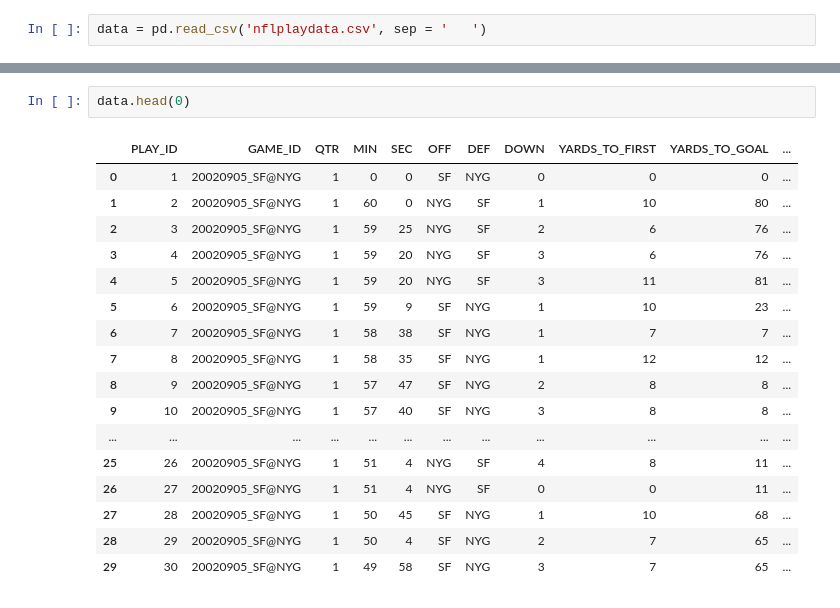
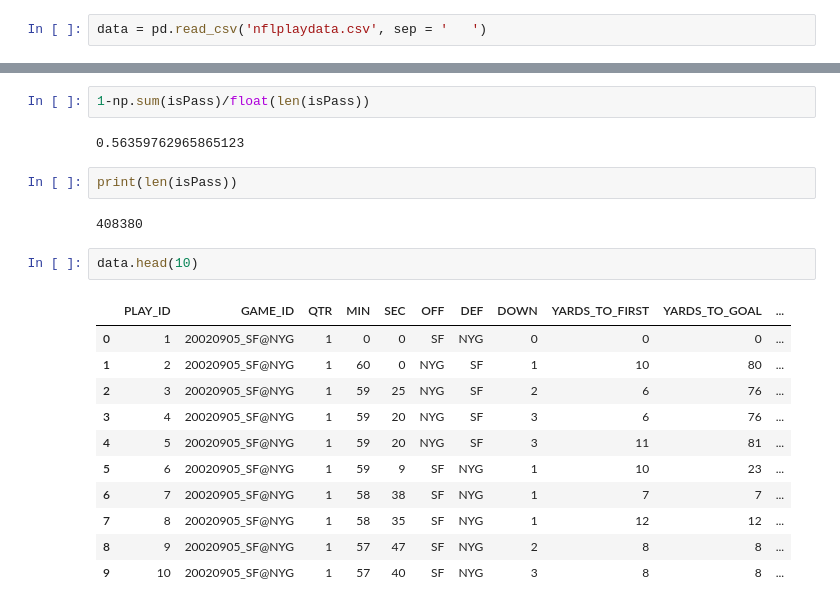
Before and after one commit to tynanseltzer/AM216, a Jupyter notebook: playPred/Untitled.ipynb, the cells around one changed output, grey strips where cells are left out. Saved outputs shown, nothing was run; the diff lists cells and outputs as text.

```diff
--- a/playPred/Untitled.ipynb
+++ b/playPred/Untitled.ipynb
@@ -5,20 +53,22 @@ data = pd.read_csv('nflplaydata.csv', sep = '	')
+# %%
+1-np.sum(isPass)/float(len(isPass))
+# %% [output]
+0.56359762965865123
+# %%
+print(len(isPass))
+# %% [output]
+408380
 # %%
-data.head(0)
+data.head(10)
 # %% [output]
 |  | PLAY_ID | GAME_ID | QTR | MIN | SEC | OFF | DEF | DOWN | YARDS_TO_FIRST | YARDS_TO_GOAL | ... |
 | 0 | 1 | 20020905_SF@NYG | 1 | 0 | 0 | SF | NYG | 0 | 0 | 0 | ... |
 | 1 | 2 | 20020905_SF@NYG | 1 | 60 | 0 | NYG | SF | 1 | 10 | 80 | ... |
 | 2 | 3 | 20020905_SF@NYG | 1 | 59 | 25 | NYG | SF | 2 | 6 | 76 | ... |
 | 3 | 4 | 20020905_SF@NYG | 1 | 59 | 20 | NYG | SF | 3 | 6 | 76 | ... |
 | 4 | 5 | 20020905_SF@NYG | 1 | 59 | 20 | NYG | SF | 3 | 11 | 81 | ... |
 | 5 | 6 | 20020905_SF@NYG | 1 | 59 | 9 | SF | NYG | 1 | 10 | 23 | ... |
 | 6 | 7 | 20020905_SF@NYG | 1 | 58 | 38 | SF | NYG | 1 | 7 | 7 | ... |
 | 7 | 8 | 20020905_SF@NYG | 1 | 58 | 35 | SF | NYG | 1 | 12 | 12 | ... |
 | 8 | 9 | 20020905_SF@NYG | 1 | 57 | 47 | SF | NYG | 2 | 8 | 8 | ... |
 | 9 | 10 | 20020905_SF@NYG | 1 | 57 | 40 | SF | NYG | 3 | 8 | 8 | ... |
-| ... | ... | ... | ... | ... | ... | ... | ... | ... | ... | ... | ... |
-| 25 | 26 | 20020905_SF@NYG | 1 | 51 | 4 | NYG | SF | 4 | 8 | 11 | ... |
-| 26 | 27 | 20020905_SF@NYG | 1 | 51 | 4 | NYG | SF | 0 | 0 | 11 | ... |
-| 27 | 28 | 20020905_SF@NYG | 1 | 50 | 45 | SF | NYG | 1 | 10 | 68 | ... |
-| 28 | 29 | 20020905_SF@NYG | 1 | 50 | 4 | SF | NYG | 2 | 7 | 65 | ... |
-| 29 | 30 | 20020905_SF@NYG | 1 | 49 | 58 | SF | NYG | 3 | 7 | 65 | ... |
```
Also changed, not shown: parts of 10 cells of this notebook, 6 other files.
